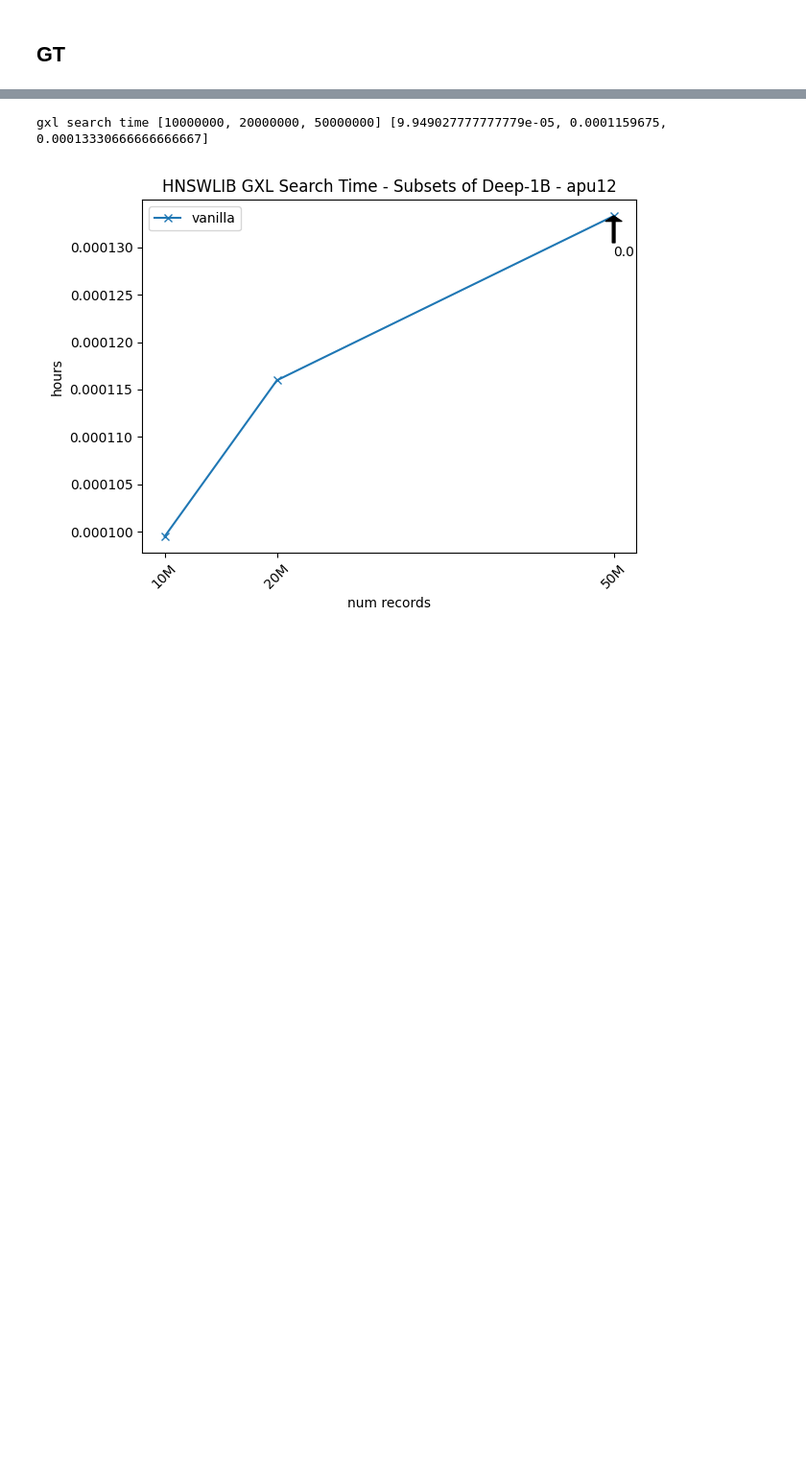
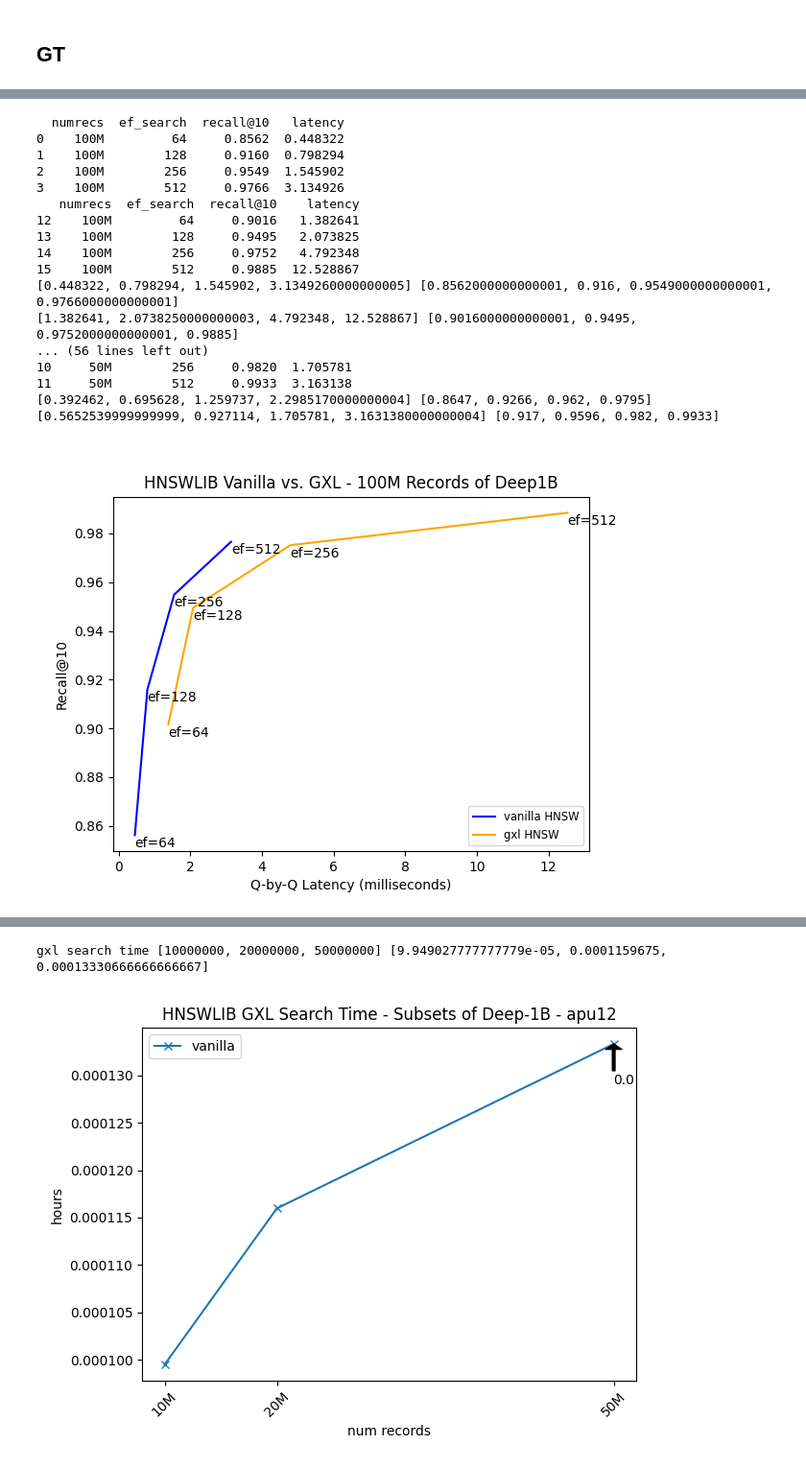
Before and after one commit to iamsabhoho/hnswlib, a Jupyter notebook: gsi/hnswlib_test/analyze.ipynb, the cells around one changed output, grey strips where cells are left out. Shown at 96% size. Saved outputs shown, nothing was run; the diff lists cells and outputs as text; code cells hidden in the pictures; blank space fills up the shorter version.

```diff
--- a/gsi/hnswlib_test/analyze.ipynb
+++ b/gsi/hnswlib_test/analyze.ipynb
@@ -99,0 +111,22 @@ gt_file = os.path.join(GT_DIR, "deep-%s-gt-1000.npy" % num_records)
+# %%
+def hsize(numrecs):
+    '''get text abbrev of raw numrecs'''
+    if numrecs==10000: return "10K"
+    elif numrecs==1000000: return "1M"
+    elif numrecs==2000000: return "2M"
+    elif numrecs==5000000: return "5M"
+    elif numrecs==10000000: return "10M"
+    elif numrecs==20000000: return "20M"
+    elif numrecs==50000000: return "50M"
+    elif numrecs==100000000: return "100M"
+    elif numrecs==250000000: return "250M"
+    elif numrecs==500000000: return "500M"
+    else: raise Exception("Unsupported size" + str(numrecs))
+
+def compute_recall(a, b):
+    '''Computes the recall metric on query results.'''
+
+    nq, rank = a.shape
+    intersect = [ np.intersect1d(a[i, :rank], b[i, :rank]).size for i in range(nq) ]
+    ninter = sum( intersect )
+    return ninter / a.size, intersect
@@ -99,0 +393,22 @@ gt_file = os.path.join(GT_DIR, "deep-%s-gt-1000.npy" % num_records)
+# %%
+for i in vanilla_result_df.numrecs.unique():
+    plot_paretto(i)
+# %% [output]
+  numrecs  ef_search  recall@10   latency
+0    100M         64     0.8562  0.448322
+1    100M        128     0.9160  0.798294
+2    100M        256     0.9549  1.545902
+3    100M        512     0.9766  3.134926
+   numrecs  ef_search  recall@10    latency
+12    100M         64     0.9016   1.382641
+13    100M        128     0.9495   2.073825
+14    100M        256     0.9752   4.792348
+15    100M        512     0.9885  12.528867
+[0.448322, 0.798294, 1.545902, 3.1349260000000005] [0.8562000000000001, 0.916, 0.9549000000000001, 0.9766000000000001]
+[1.382641, 2.0738250000000003, 4.792348, 12.528867] [0.9016000000000001, 0.9495, 0.9752000000000001, 0.9885]
+... (56 lines left out)
+10     50M        256     0.9820  1.705781
+11     50M        512     0.9933  3.163138
+[0.392462, 0.695628, 1.259737, 2.2985170000000004] [0.8647, 0.9266, 0.962, 0.9795]
+[0.5652539999999999, 0.927114, 1.705781, 3.1631380000000004] [0.917, 0.9596, 0.982, 0.9933]
+[figure, added]
```
Also changed, not shown: parts of 14 cells of this notebook, 1 other file.
